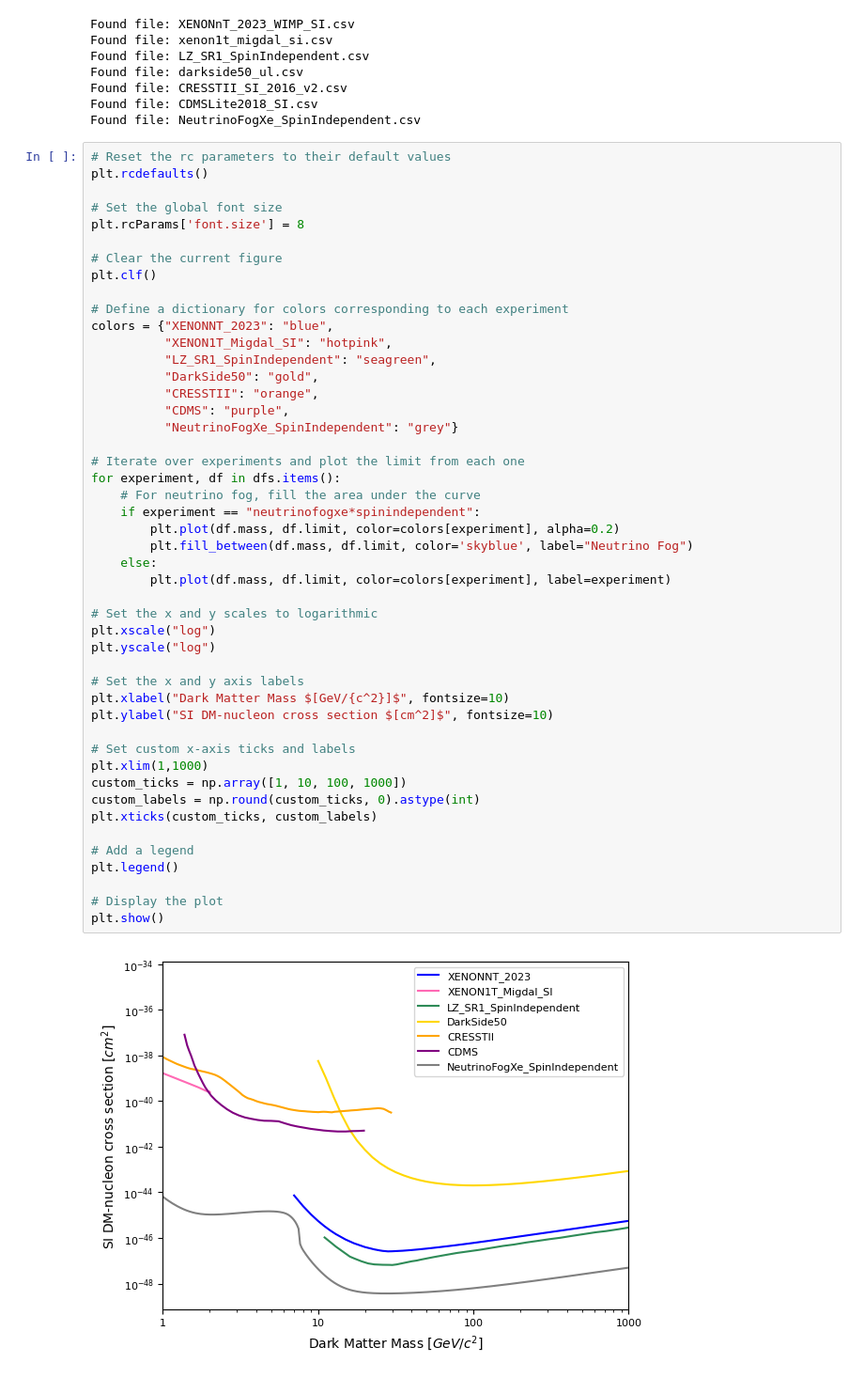
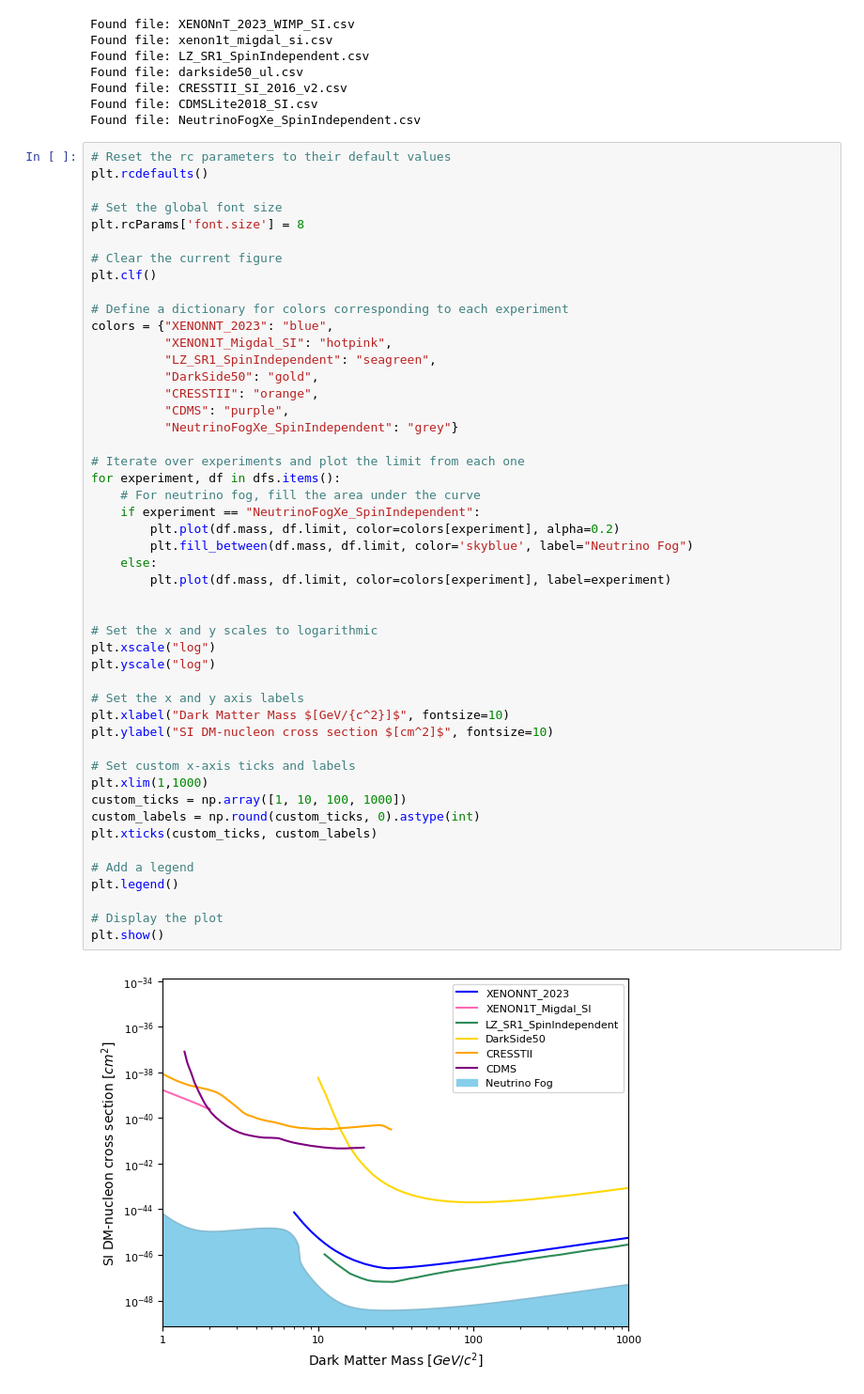
Before and after one commit to kdund/dd_limit_plot, a Jupyter notebook: notebooks/LoadData.ipynb, the cells around one changed output. Shown: that part at 94% size. Saved outputs shown, nothing was run; the diff lists cells and outputs as text.

```diff
--- a/notebooks/LoadData.ipynb
+++ b/notebooks/LoadData.ipynb
@@ -83,32 +83,33 @@ colors = {"XENONNT_2023": "blue",
           "NeutrinoFogXe_SpinIndependent": "grey"}
 
 # Iterate over experiments and plot the limit from each one
 for experiment, df in dfs.items():
     # For neutrino fog, fill the area under the curve
-    if experiment == "neutrinofogxe*spinindependent":
+    if experiment == "NeutrinoFogXe_SpinIndependent":
         plt.plot(df.mass, df.limit, color=colors[experiment], alpha=0.2)
         plt.fill_between(df.mass, df.limit, color='skyblue', label="Neutrino Fog")
     else:
         plt.plot(df.mass, df.limit, color=colors[experiment], label=experiment)
+
 
 # Set the x and y scales to logarithmic
 plt.xscale("log")
 plt.yscale("log")
 
 # Set the x and y axis labels
 plt.xlabel("Dark Matter Mass $[GeV/{c^2}]$", fontsize=10)
 plt.ylabel("SI DM-nucleon cross section $[cm^2]$", fontsize=10)
 
 # Set custom x-axis ticks and labels
 plt.xlim(1,1000)
 custom_ticks = np.array([1, 10, 100, 1000])
 custom_labels = np.round(custom_ticks, 0).astype(int)
 plt.xticks(custom_ticks, custom_labels)
 
 # Add a legend
 plt.legend()
 
 # Display the plot
 plt.show()
 # %% [output]
-[figure, old version]
+[figure, new version]
```
Also changed, not shown: 1 other file.
